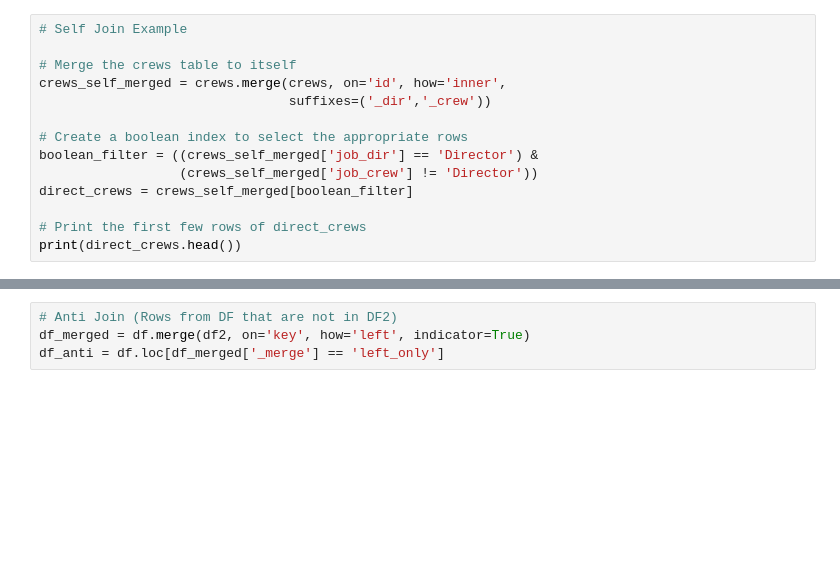
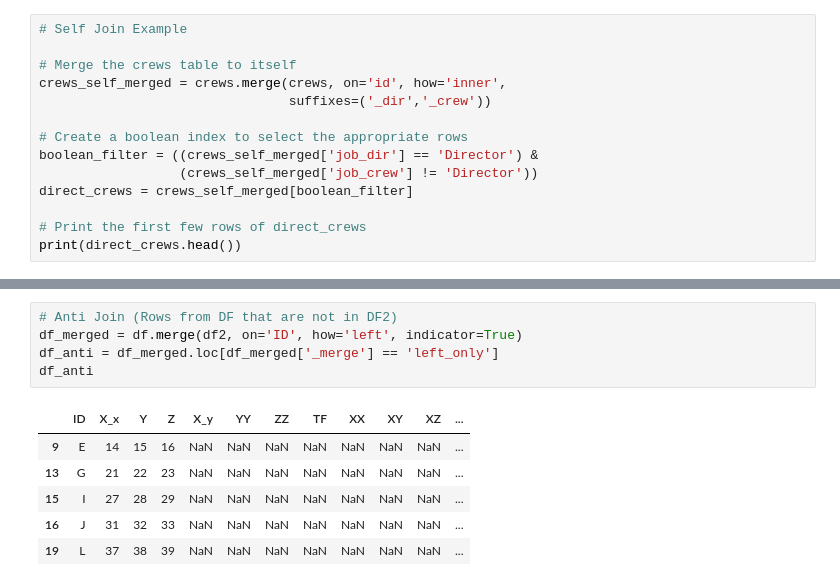
Before and after one commit to Vapb/DataCamp-DataEngineering, a Jupyter notebook: Joining_data_pandas.ipynb, the cells around one changed output, grey strips where cells are left out. Cells and saved outputs as stored; diff of their text form; blank space fills up the shorter version.

```diff
--- a/Joining_data_pandas.ipynb
+++ b/Joining_data_pandas.ipynb
@@ -43,4 +169,12 @@ df_semi = df[df['key'].isin(df_merged['key'])]
 # %%
 # Anti Join (Rows from DF that are not in DF2)
-df_merged = df.merge(df2, on='key', how='left', indicator=True)
-df_anti = df.loc[df_merged['_merge'] == 'left_only']
+df_merged = df.merge(df2, on='ID', how='left', indicator=True)
+df_anti = df_merged.loc[df_merged['_merge'] == 'left_only']
+df_anti
+# %% [output]
+|  | ID | X_x | Y | Z | X_y | YY | ZZ | TF | XX | XY | XZ | ... |
+| 9 | E | 14 | 15 | 16 | NaN | NaN | NaN | NaN | NaN | NaN | NaN | ... |
+| 13 | G | 21 | 22 | 23 | NaN | NaN | NaN | NaN | NaN | NaN | NaN | ... |
+| 15 | I | 27 | 28 | 29 | NaN | NaN | NaN | NaN | NaN | NaN | NaN | ... |
+| 16 | J | 31 | 32 | 33 | NaN | NaN | NaN | NaN | NaN | NaN | NaN | ... |
+| 19 | L | 37 | 38 | 39 | NaN | NaN | NaN | NaN | NaN | NaN | NaN | ... |
```
Also changed, not shown: parts of 16 cells of this notebook.
